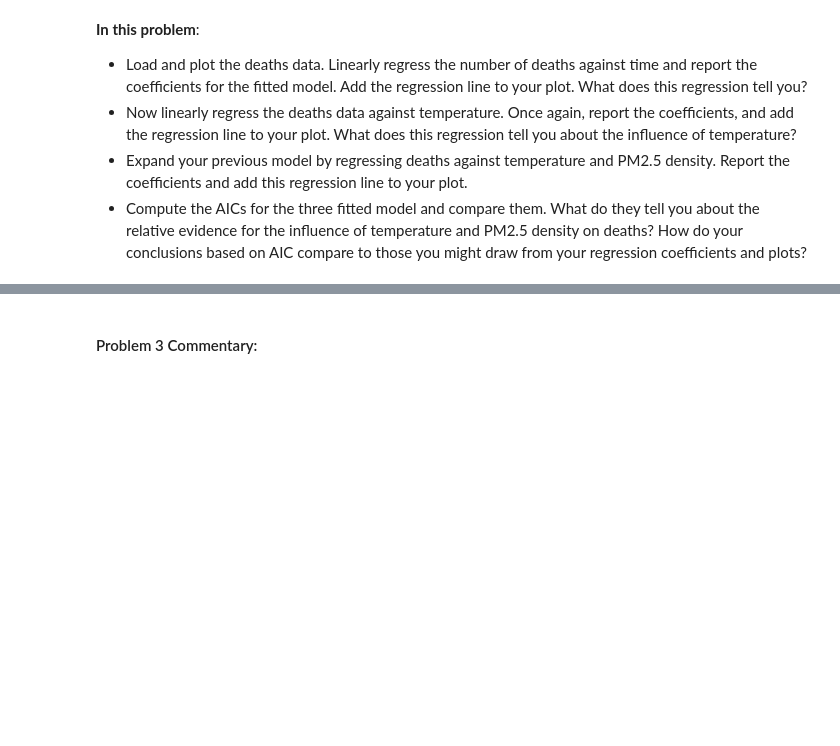
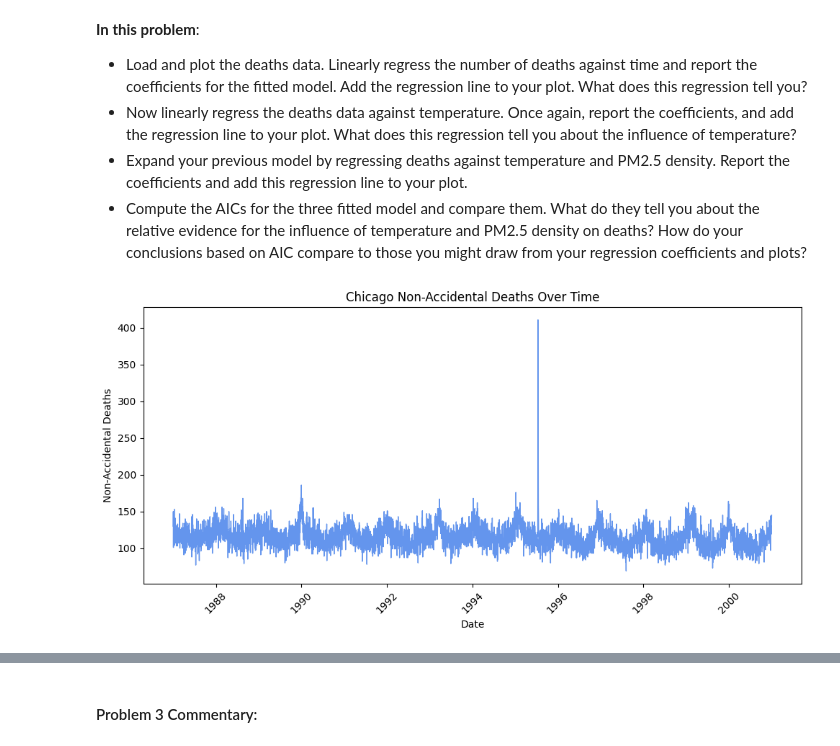
Before and after one commit to BEE4850-SP25/hw05-mcallen14, a Jupyter notebook: hw05.ipynb, the cells around one changed output, grey strips where cells are left out. Cells and saved outputs as stored; diff of their text form; code cells hidden in the pictures; blank space fills up the shorter version.

```diff
--- a/hw05.ipynb
+++ b/hw05.ipynb
@@ -676,21 +679,24 @@ dropped in your regressions.
     based on AIC compare to those you might draw from your regression
     coefficients and plots?
 # %%
-# # Read the CSV, treating "NA" as missing values
-# chicago_dat = pd.read_csv("data/chicago.csv", na_values="NA")
+from datetime import datetime
+# Read the CSV, treating "NA" as missing values
+chicago_dat = pd.read_csv("data/chicago.csv", na_values="NA")
 
-# # Define the base date
-# day_zero = datetime.strptime("1993-12-31", "%Y-%m-%d")
+# Define the base date
+day_zero = datetime.strptime("1993-12-31", "%Y-%m-%d")
 
-# # Compute dates by adding (time + 0.5) days to day_zero
-# chicago_dat["Date"] = chicago_dat["time"].apply(lambda t: day_zero + timedelta(days=t + 0.5))
+# Compute dates by adding (time + 0.5) days to day_zero
+chicago_dat["Date"] = chicago_dat["time"].apply(lambda t: day_zero + timedelta(days=t + 0.5))
 
-# # Plot the data
-# plt.figure(figsize=(10, 5))
-# plt.plot(chicago_dat["Date"], chicago_dat["death"], linewidth=1, color = 'cornflowerblue')
-# plt.xlabel("Date")
-# plt.ylabel("Non-Accidental Deaths")
-# plt.title("Chicago Non-Accidental Deaths Over Time")
-# plt.xticks(rotation=45)
-# plt.tight_layout()
-# plt.show()
+# Plot the data
+plt.figure(figsize=(10, 5))
+plt.plot(chicago_dat["Date"], chicago_dat["death"], linewidth=1, color = 'cornflowerblue')
+plt.xlabel("Date")
+plt.ylabel("Non-Accidental Deaths")
+plt.title("Chicago Non-Accidental Deaths Over Time")
+plt.xticks(rotation=45)
+plt.tight_layout()
+plt.show()
+# %% [output]
+[figure, added]
```
Also changed, not shown: parts of 9 cells of this notebook.
